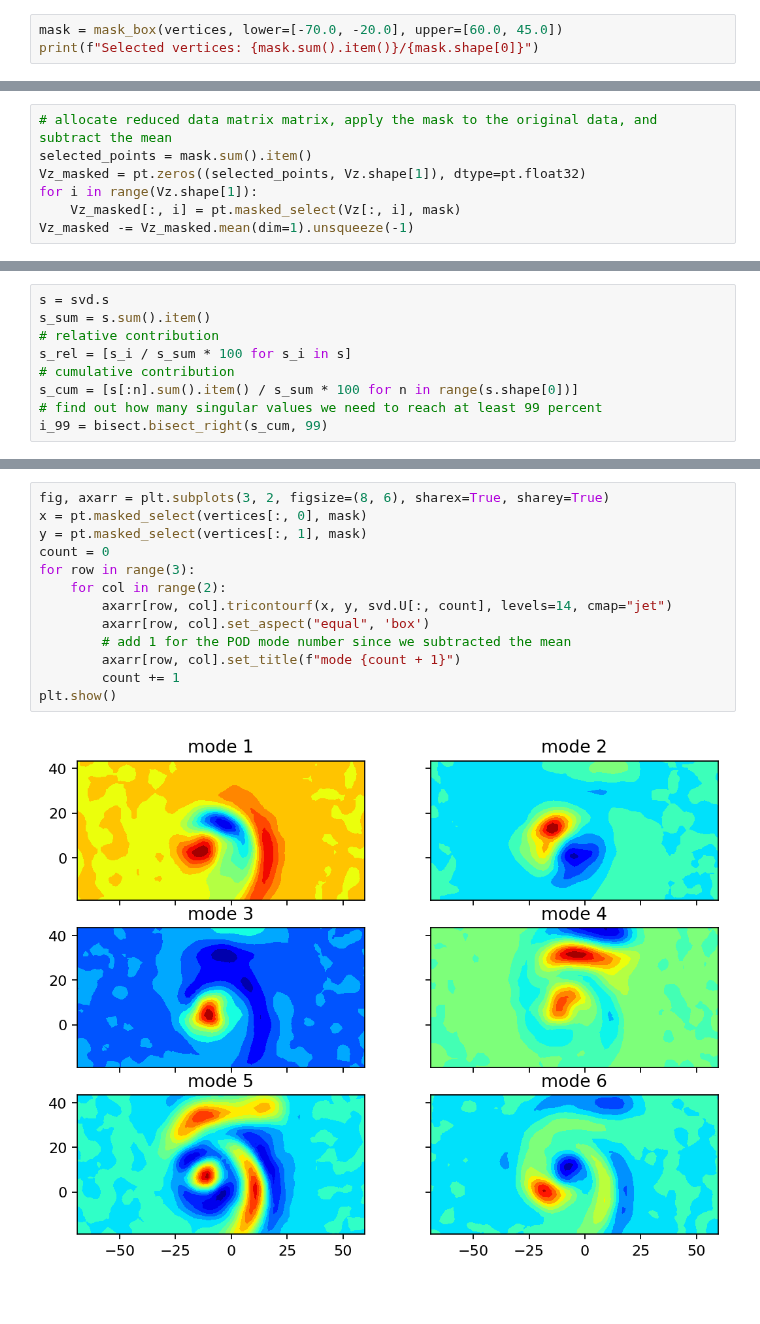
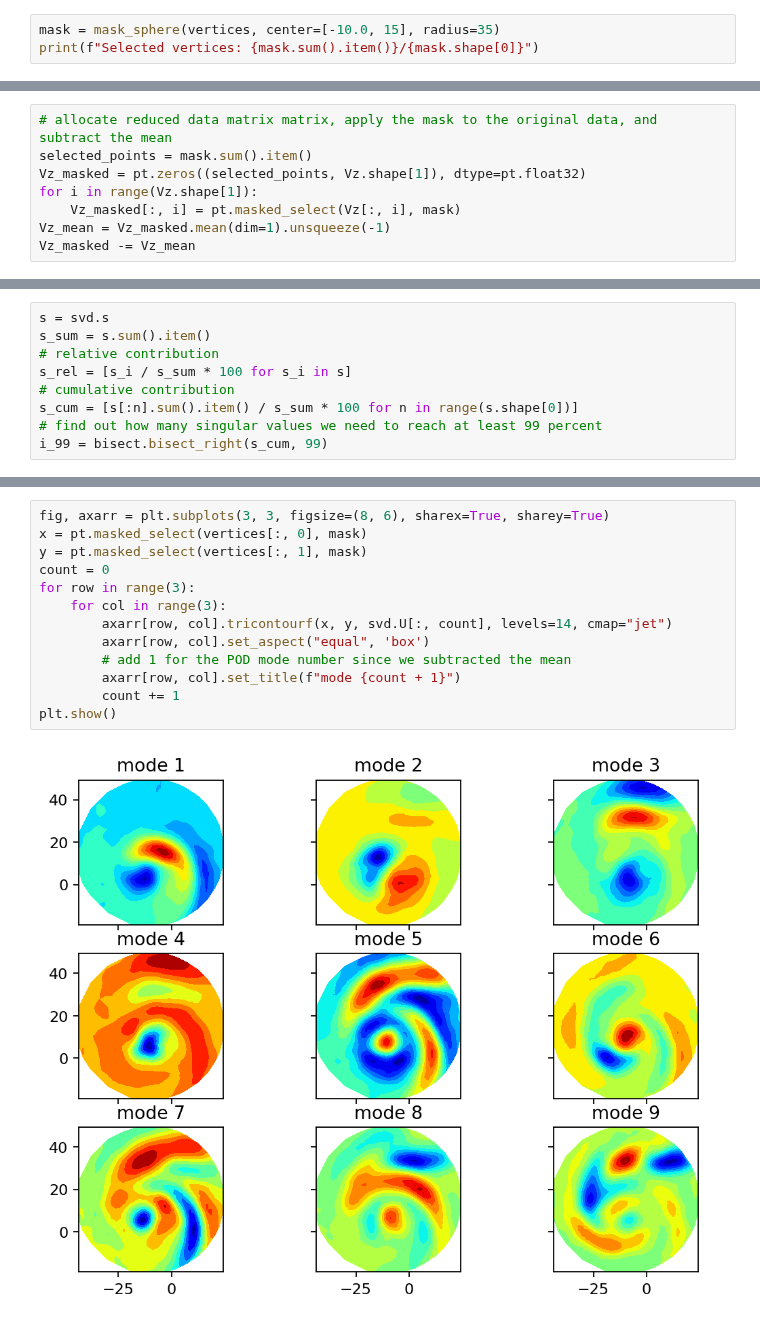
Before and after one commit to FlowModelingControl/flowtorch, a Jupyter notebook: docs/source/notebooks/piv_analysis.ipynb, the cells around one changed output, grey strips where cells are left out. Drawn from its saved outputs; the diff is of its cells as text; blank space fills up the shorter version.

```diff
--- a/docs/source/notebooks/piv_analysis.ipynb
+++ b/docs/source/notebooks/piv_analysis.ipynb
@@ -138,4 +138,4 @@ These extreme values might compromise our analysis, which is why we create a mas
 # %%
-mask = mask_box(vertices, lower=[-70.0, -20.0], upper=[60.0, 45.0])
+mask = mask_sphere(vertices, center=[-10.0, 15], radius=35)
 print(f"Selected vertices: {mask.sum().item()}/{mask.shape[0]}")
 # %% [output]
@@ -159,5 +161,6 @@ selected_points = mask.sum().item()
 Vz_masked = pt.zeros((selected_points, Vz.shape[1]), dtype=pt.float32)
 for i in range(Vz.shape[1]):
     Vz_masked[:, i] = pt.masked_select(Vz[:, i], mask)
-Vz_masked -= Vz_masked.mean(dim=1).unsqueeze(-1)
+Vz_mean = Vz_masked.mean(dim=1).unsqueeze(-1)
+Vz_masked -= Vz_mean
 # %% [markdown]
@@ -197,17 +200,17 @@ first 1992 singular values yield 99.00%
 # %%
-fig, axarr = plt.subplots(3, 2, figsize=(8, 6), sharex=True, sharey=True)
+fig, axarr = plt.subplots(3, 3, figsize=(8, 6), sharex=True, sharey=True)
 x = pt.masked_select(vertices[:, 0], mask)
 y = pt.masked_select(vertices[:, 1], mask)
 count = 0
 for row in range(3):
-    for col in range(2):
+    for col in range(3):
         axarr[row, col].tricontourf(x, y, svd.U[:, count], levels=14, cmap="jet")
         axarr[row, col].set_aspect("equal", 'box')
         # add 1 for the POD mode number since we subtracted the mean
         axarr[row, col].set_title(f"mode {count + 1}")
         count += 1
 plt.show()
 # %% [output]
-[figure, old version]
+[figure, new version]
 # %%
 n_steps = 1000
```
Also changed, not shown: parts of 17 cells of this notebook.
